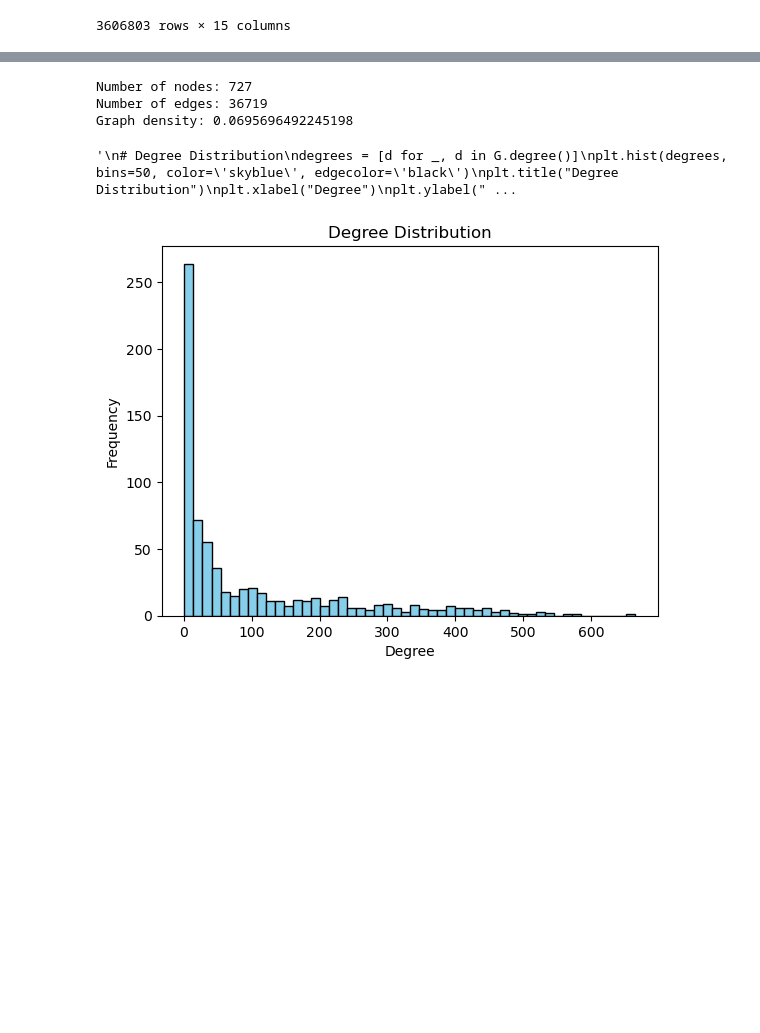
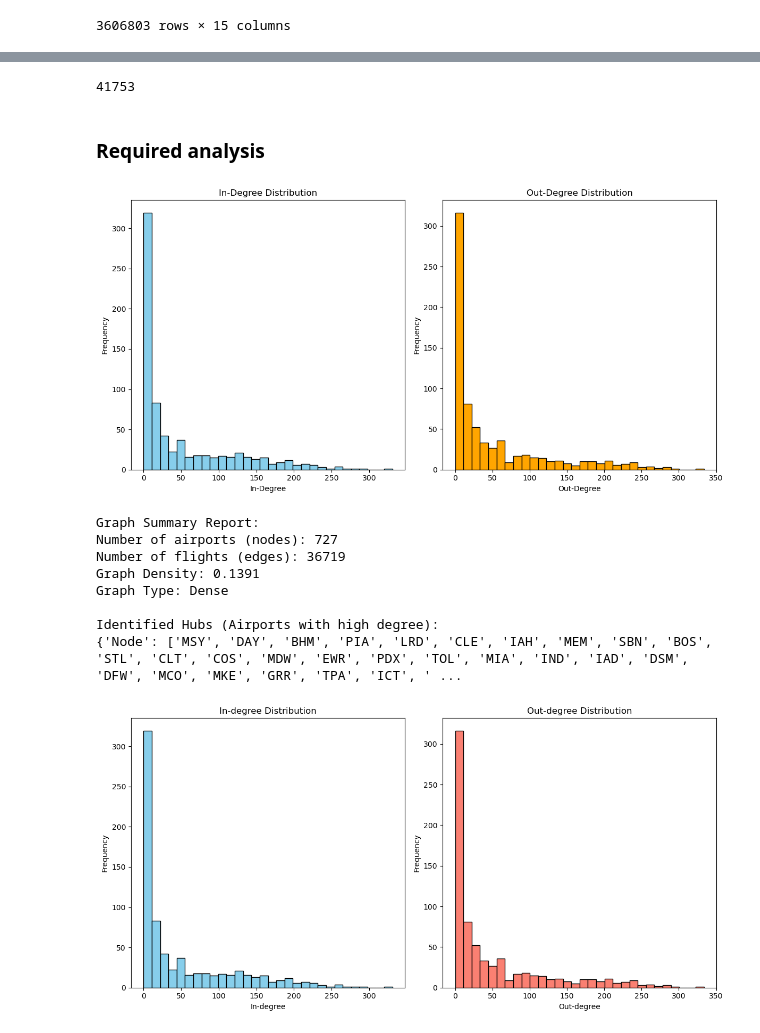
Before and after one commit to robertomagno1/ADM-HM5, a Jupyter notebook: main.ipynb, the cells around one changed output, grey strips where cells are left out. Cells and saved outputs as stored; diff of their text form; code cells hidden in the pictures; blank space fills up the shorter version.

```diff
--- a/main.ipynb
+++ b/main.ipynb
@@ -30,27 +83,12 @@ df
+# %%
+df.duplicated().sum()
+# %% [output]
+41753
+# %%
+df = df.drop_duplicates()
+# %% [markdown]
+### Required analysis
 # %%
-G = nx.DiGraph()
+flight_network = nx.DiGraph()
 for _, row in df.iterrows():
-    G.add_edge(row['Origin_airport'], row['Destination_airport'])
-
-num_nodes = G.number_of_nodes()
-num_edges = G.number_of_edges()
-density = nx.density(G)
-
-print(f"Number of nodes: {num_nodes}")
-print(f"Number of edges: {num_edges}")
-print(f"Graph density: {density}")
+    flight_network.add_edge(row['Origin_airport'], row['Destination_airport'])
-# %% [output]
-Number of nodes: 727
-Number of edges: 36719
-Graph density: 0.0695696492245198
-'\n# Degree Distribution\ndegrees = [d for _, d in G.degree()]\nplt.hist(degrees, bins=50, color=\'skyblue\', edgecolor=\'black\')\nplt.title("Degree Distribution")\nplt.xlabel("Degree")\nplt.ylabel(" ...
-# %%
-# Degree Distribution
-degrees = [d for _, d in G.degree()]
-plt.hist(degrees, bins=50, color='skyblue', edgecolor='black')
-plt.title("Degree Distribution")
-plt.xlabel("Degree")
-plt.ylabel("Frequency")
-plt.show()
-# %% [output]
-[figure, removed]
@@ -58,0 +232,13 @@ def analyse_graph_features(flight_network):
+# %%
+summarize_graph_features(flight_network)
+# %% [output]
+[figure, added]
+Graph Summary Report:
+Number of airports (nodes): 727
+Number of flights (edges): 36719
+Graph Density: 0.1391
+Graph Type: Dense
+
+Identified Hubs (Airports with high degree):
+{'Node': ['MSY', 'DAY', 'BHM', 'PIA', 'LRD', 'CLE', 'IAH', 'MEM', 'SBN', 'BOS', 'STL', 'CLT', 'COS', 'MDW', 'EWR', 'PDX', 'TOL', 'MIA', 'IND', 'IAD', 'DSM', 'DFW', 'MCO', 'MKE', 'GRR', 'TPA', 'ICT', ' ...
+[figure, added]
```
Also changed, not shown: parts of 7 cells of this notebook.
